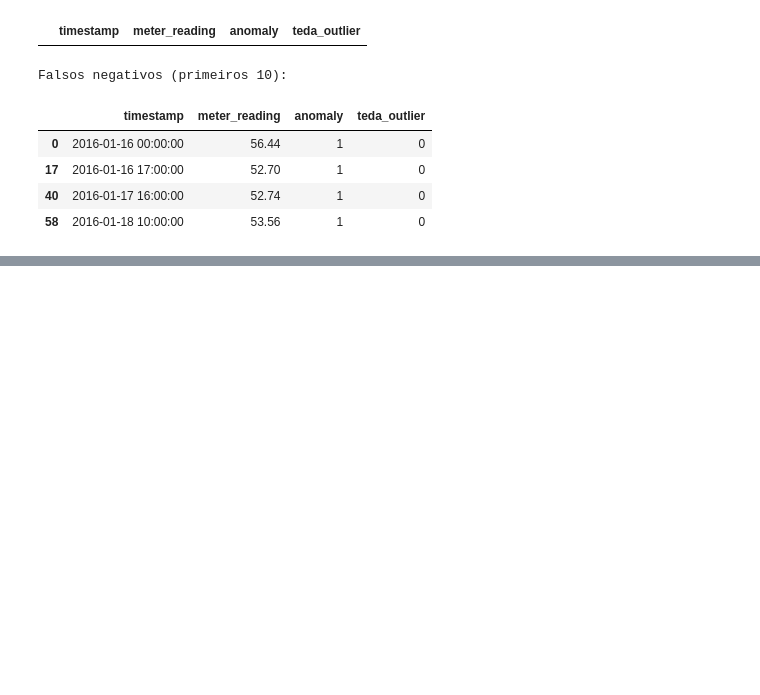
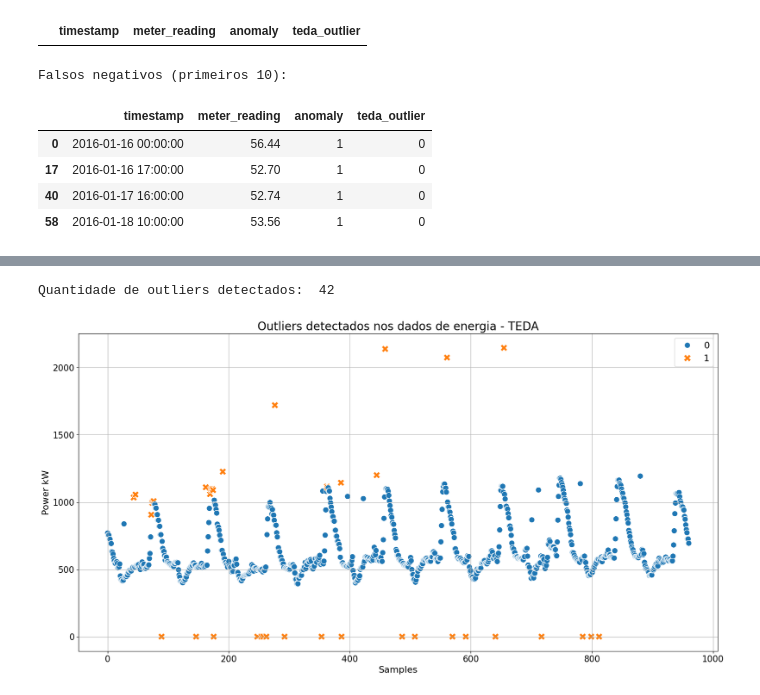
Before and after one commit to conect2ai/TEDA-Bootcamp, a Jupyter notebook: TEDA_Demo_Bootcamp.ipynb, the cells around one changed output, grey strips where cells are left out. Drawn from its saved outputs; the diff is of its cells as text; code cells hidden in the pictures; blank space fills up the shorter version.

```diff
--- a/TEDA_Demo_Bootcamp.ipynb
+++ b/TEDA_Demo_Bootcamp.ipynb
@@ -389,0 +470,3 @@ Falsos negativos (primeiros 10):
+# %%
+# Criação da série temporal
+ts = np.linspace(0, len(data), len(data))
@@ -389,0 +529,23 @@ Falsos negativos (primeiros 10):
+# %%
+## Definindo parâmetros
+
+#TEDA
+teda = TEDA(threshold=2.5)
+correction = True   # Flag para correção de outliers consecutivos
+N_outlier_max = 1   # Numero maximo de outliers corrigidos pelo TEDA-RLS
+FLAG = []
+
+#RLS
+filter_order = 4               # ordem do filtro (dimensão do vetor x_k)
+forgetting_factor = 0.999      # λ (fator de esquecimento)
+regularization_factor = 0.1    # δ (fator de regularização inicial)
+w0 = np.zeros(filter_order)    # θ_0 (pesos iniciais)
+X_ant = np.zeros(filter_order) # x_0 (entrada inicial)
+rls_filter = RLSFilter(n=filter_order, mu=forgetting_factor, delta=regularization_factor, w=w0)
+# %%
+# variáveis auxiliares
+Ya_py = []          # Vetor de valores previstos auxiliares
+Y_py = []           # Vetor de valores previstos
+DB = []             # Vetor de valores salvos (banco de dados)
+outlier_count = 0   # Contagem de outliers
+y_pred_py = 0.0     # Valor previsto inicial
@@ -389,0 +630,13 @@ Falsos negativos (primeiros 10):
+# %%
+def find_indices(list_to_check, item_to_find):
+    """Encontrar todos os índices de um item em uma lista."""
+    indices = []
+    for idx, value in enumerate(list_to_check):
+        if value == item_to_find:
+            indices.append(idx)
+    return indices
+
+numberOfOutliersPython = data['flag_py'].sum()
+print("Quantidade de outliers detectados: ", numberOfOutliersPython)
+# %% [output]
+Quantidade de outliers detectados:  42
@@ -389,0 +645,14 @@ Falsos negativos (primeiros 10):
+# %%
+# Visualização dos resultados do TEDA
+plt.figure(figsize=(20,10))
+plt.grid()
+plt.title("Outliers detectados nos dados de energia - TEDA", fontsize=20)
+sns.scatterplot(x=ts, y=data['P with outliers'], hue=data['flag_py'], style=data['flag_py'], size=data['flag_py'], sizes=(150, 100))
+plt.legend(fontsize=16)
+plt.ylabel("Power kW", fontsize=16)
+plt.xlabel("Samples", fontsize=16)
+plt.xticks(fontsize=15)
+plt.yticks(fontsize=15)
+plt.show()
+# %% [output]
+[figure, added]
```
Also changed, not shown: parts of 28 cells of this notebook, 2 other files.
